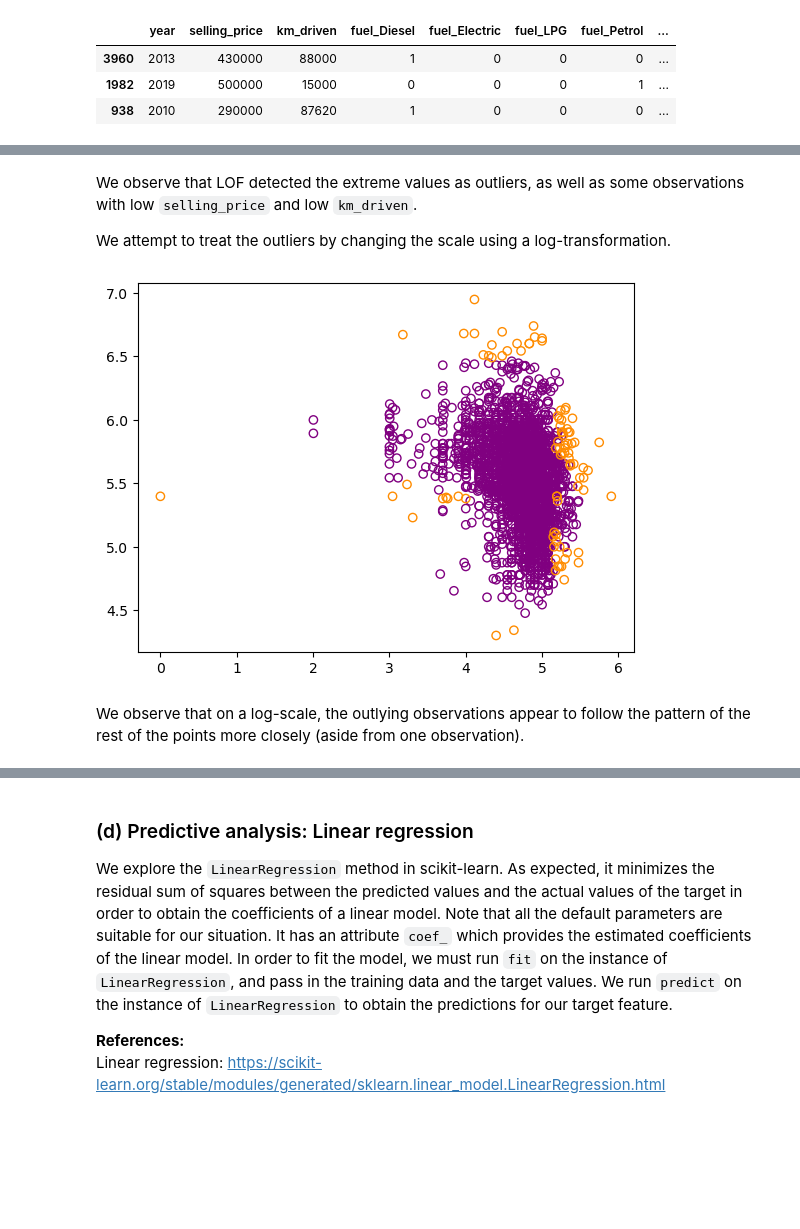
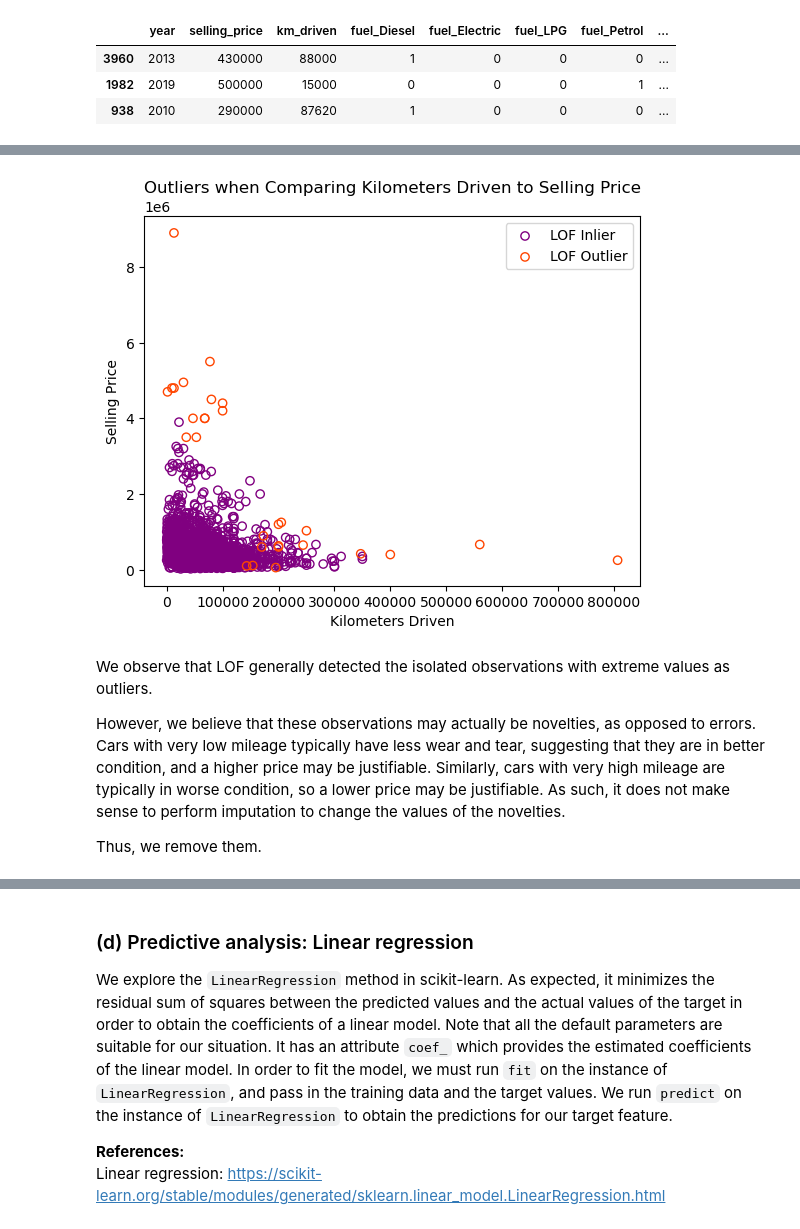
Before and after one commit to Natasa127/CSI4142-A3, a Jupyter notebook: Regression.ipynb, the cells around one changed output, grey strips where cells are left out. Saved outputs shown, nothing was run; the diff lists cells and outputs as text; code cells hidden in the pictures; blank space fills up the shorter version.

```diff
--- a/Regression.ipynb
+++ b/Regression.ipynb
@@ -441,19 +442,23 @@ plt.show()
-# %% [markdown]
-We observe that LOF detected the extreme values as outliers, as well as some observations with low `selling_price` and low `km_driven`.
-
-We attempt to treat the outliers by changing the scale using a log-transformation.
-# %%
-# Apply a log-transformation to both features
-outliers['log_selling_price'] = np.log10(outliers['selling_price'])
-outliers['log_km_driven'] = np.log10(outliers['km_driven'])
-inliers['log_selling_price'] = np.log10(inliers['selling_price'])
-inliers['log_km_driven'] = np.log10(inliers['km_driven'])
-
-# Plot the log-transformed features
-plt.scatter(inliers['log_km_driven'], inliers['log_selling_price'], color="none", edgecolors="purple")
-plt.scatter(outliers['log_km_driven'], outliers['log_selling_price'], color="none", edgecolors="darkorange")
-plt.show()
-# %% [output]
-[figure, removed]
-# %% [markdown]
-We observe that on a log-scale, the outlying observations appear to follow the pattern of the rest of the points more closely (aside from one observation).
+# %%
+# Create the scatterplot of km driven compared to selling price for observations that were not detected as outliers in purple
+plt.scatter(inliers['km_driven'], inliers['selling_price'], color="none", edgecolors="purple", label="LOF Inlier")
+# Create the scatterplot of km driven compared to selling price for observations that were detected as outliers in orange
+plt.scatter(outliers['km_driven'], outliers['selling_price'], color="none", edgecolors="orangered", label="LOF Outlier")
+
+# Label the scatterplot
+plt.xlabel("Kilometers Driven")
+plt.ylabel("Selling Price")
+plt.title("Outliers when Comparing Kilometers Driven to Selling Price")
+
+# Add a legend
+plt.legend()
+
+plt.show()
+# %% [output]
+[figure, added]
+# %% [markdown]
+We observe that LOF generally detected the isolated observations with extreme values as outliers.
+
+However, we believe that these observations may actually be novelties, as opposed to errors. Cars with very low mileage typically have less wear and tear, suggesting that they are in better condition, and a higher price may be justifiable. Similarly, cars with very high mileage are typically in worse condition, so a lower price may be justifiable. As such, it does not make sense to perform imputation to change the values of the novelties.
+
+Thus, we remove them.
```
Also changed, not shown: parts of 26 cells of this notebook.
